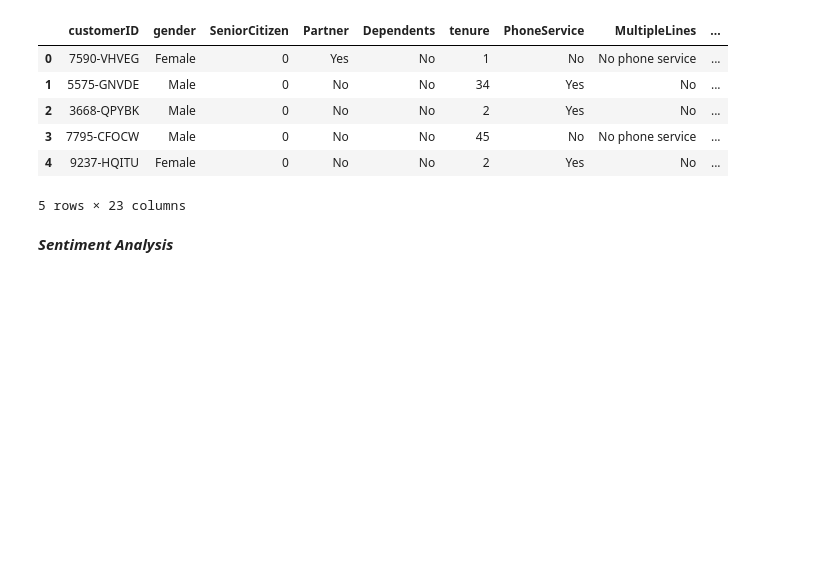
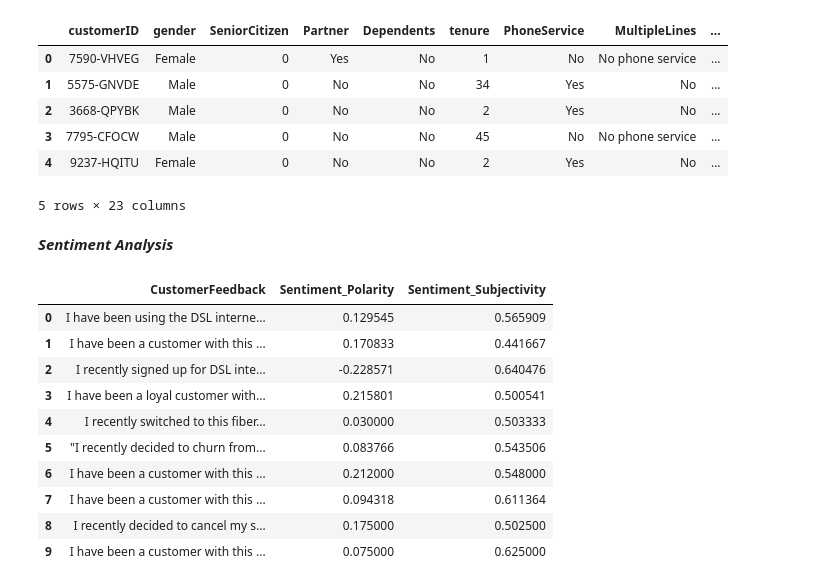
Before and after one commit to priyankavasavada/churn-ai-project, a Jupyter notebook: data_analysis.ipynb, the cells around one changed output. Drawn from its saved outputs; the diff is of its cells as text; code cells hidden in the pictures; blank space fills up the shorter version.

```diff
--- a/data_analysis.ipynb
+++ b/data_analysis.ipynb
@@ -174,5 +174,17 @@ df['Sentiment_Subjectivity']=df['CustomerFeedback'].apply(get_subjectivity)
 # %%
 #Polarity: Ranges from -1.0 (Extremely Angry/Negative) to 1.0 (Extremely Happy/Positive). A score of 0 is neutral.
 #Subjectivity: Ranges from 0 (Very Objective/Factual) to 1 (Very Subjective/Opinionated).
 #Check the first few rows
-df[['CustomerFeedback','Sentimeny']]
+df[['CustomerFeedback','Sentiment_Polarity','Sentiment_Subjectivity']].head(10)
+# %% [output]
+|  | CustomerFeedback | Sentiment_Polarity | Sentiment_Subjectivity |
+| 0 | I have been using the DSL interne... | 0.129545 | 0.565909 |
+| 1 | I have been a customer with this ... | 0.170833 | 0.441667 |
+| 2 | I recently signed up for DSL inte... | -0.228571 | 0.640476 |
+| 3 | I have been a loyal customer with... | 0.215801 | 0.500541 |
+| 4 | I recently switched to this fiber... | 0.030000 | 0.503333 |
+| 5 | "I recently decided to churn from... | 0.083766 | 0.543506 |
+| 6 | I have been a customer with this ... | 0.212000 | 0.548000 |
+| 7 | I have been a customer with this ... | 0.094318 | 0.611364 |
+| 8 | I recently decided to cancel my s... | 0.175000 | 0.502500 |
+| 9 | I have been a customer with this ... | 0.075000 | 0.625000 |
```
Also changed, not shown: parts of 1 cell of this notebook.
